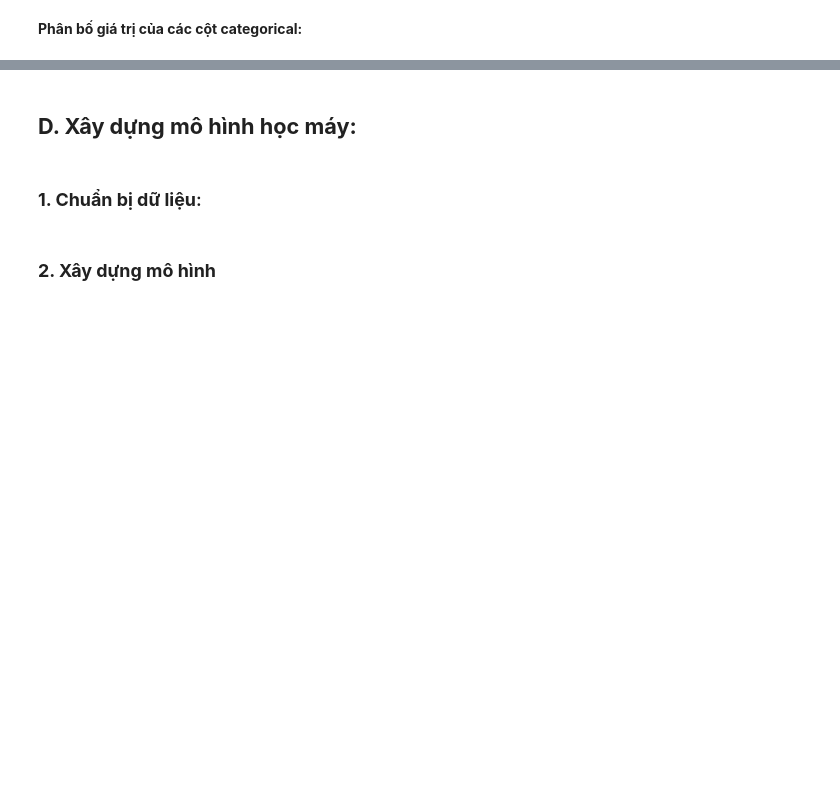
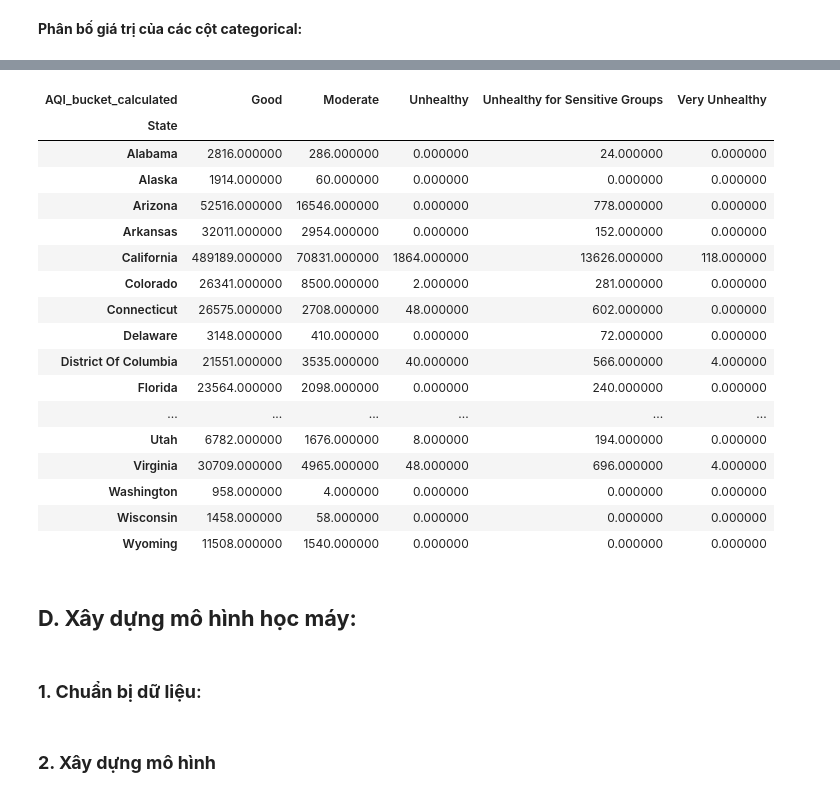
Before and after one commit to tungbtt/Lab02_DV, a Jupyter notebook: lab02.ipynb, the cells around one changed output, grey strips where cells are left out. Saved outputs shown, nothing was run; the diff lists cells and outputs as text; code cells hidden in the pictures; blank space fills up the shorter version.

```diff
--- a/lab02.ipynb
+++ b/lab02.ipynb
@@ -217,0 +322,2 @@ df[set(df.columns)-set(numeric_cols)].describe()
+# %%
+df = df[df['State'] != 'Country Of Mexico']
@@ -217,0 +393,19 @@ df[set(df.columns)-set(numeric_cols)].describe()
+# %%
+## AQI bucketing
+def get_AQI_bucket(x):
+    if x <= 50:
+        return "Good"
+    elif x <= 100:
+        return "Moderate"
+    elif x <= 150:
+        return "Unhealthy for Sensitive Groups"
+    elif x <= 200:
+        return "Unhealthy"
+    elif x <= 300:
+        return "Very Unhealthy"
+    else:
+        return "Hazardous"
+
+df["AQI_calculated"] = round(df[["CO_AQI", "NO2_AQI", "O3_AQI", "SO2_AQI"]].max(axis = 1))
+df["AQI_bucket_calculated"] = df["AQI_calculated"].apply(lambda x: get_AQI_bucket(x))
+df.head(1)
@@ -217,0 +438,4 @@ df[set(df.columns)-set(numeric_cols)].describe()
+# %%
+df_AQI_bucket_yearly=pd.DataFrame(df.groupby([pd.Grouper(key='Date_Local', freq='Y'),'State'])["AQI_bucket_calculated"].value_counts()).rename(columns={"AQI_bucket_calculated":"count"}).reset_index()
+df_AQI_bucket_yearly["Date_Local"]=df_AQI_bucket_yearly["Date_Local"].dt.year
+df_AQI_bucket_yearly=pd.pivot_table(df_AQI_bucket_yearly, values='count', index=['Date_Local', 'State'], columns=['AQI_bucket_calculated']).reset_index()
@@ -218,3 +500,25 @@ df[set(df.columns)-set(numeric_cols)].describe()
+# %%
+df_states=df_AQI_bucket_yearly.groupby(["State"]).sum().drop(columns="Date_Local")
+df_states.style.highlight_max(color = 'lightgreen', axis = 0)
+# %% [output]
+| AQI_bucket_calculated | Good | Moderate | Unhealthy | Unhealthy for Sensitive Groups | Very Unhealthy |
+| State |  |  |  |  |  |
+| Alabama | 2816.000000 | 286.000000 | 0.000000 | 24.000000 | 0.000000 |
+| Alaska | 1914.000000 | 60.000000 | 0.000000 | 0.000000 | 0.000000 |
+| Arizona | 52516.000000 | 16546.000000 | 0.000000 | 778.000000 | 0.000000 |
+| Arkansas | 32011.000000 | 2954.000000 | 0.000000 | 152.000000 | 0.000000 |
+| California | 489189.000000 | 70831.000000 | 1864.000000 | 13626.000000 | 118.000000 |
+| Colorado | 26341.000000 | 8500.000000 | 2.000000 | 281.000000 | 0.000000 |
+| Connecticut | 26575.000000 | 2708.000000 | 48.000000 | 602.000000 | 0.000000 |
+| Delaware | 3148.000000 | 410.000000 | 0.000000 | 72.000000 | 0.000000 |
+| District Of Columbia | 21551.000000 | 3535.000000 | 40.000000 | 566.000000 | 4.000000 |
+| Florida | 23564.000000 | 2098.000000 | 0.000000 | 240.000000 | 0.000000 |
+| ... | ... | ... | ... | ... | ... |
+| Utah | 6782.000000 | 1676.000000 | 8.000000 | 194.000000 | 0.000000 |
+| Virginia | 30709.000000 | 4965.000000 | 48.000000 | 696.000000 | 4.000000 |
+| Washington | 958.000000 | 4.000000 | 0.000000 | 0.000000 | 0.000000 |
+| Wisconsin | 1458.000000 | 58.000000 | 0.000000 | 0.000000 | 0.000000 |
+| Wyoming | 11508.000000 | 1540.000000 | 0.000000 | 0.000000 | 0.000000 |
 # %% [markdown]
 ## **D. Xây dựng mô hình học máy:**
 # %% [markdown]
```
Also changed, not shown: parts of 33 cells of this notebook.
